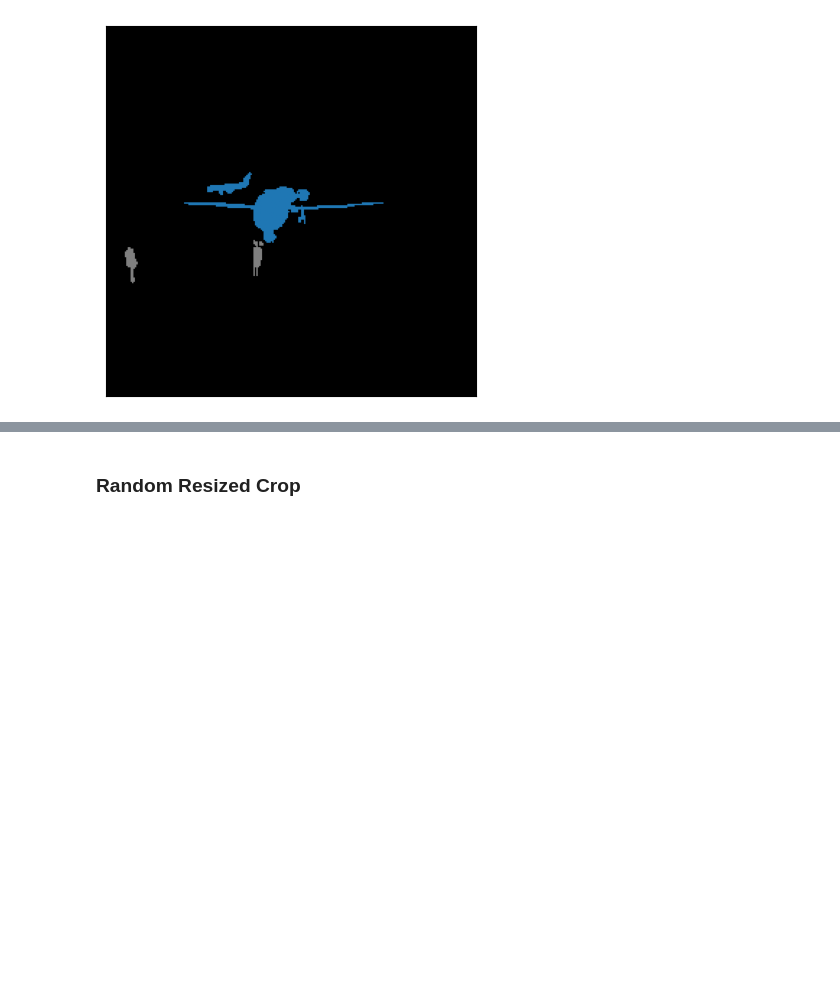
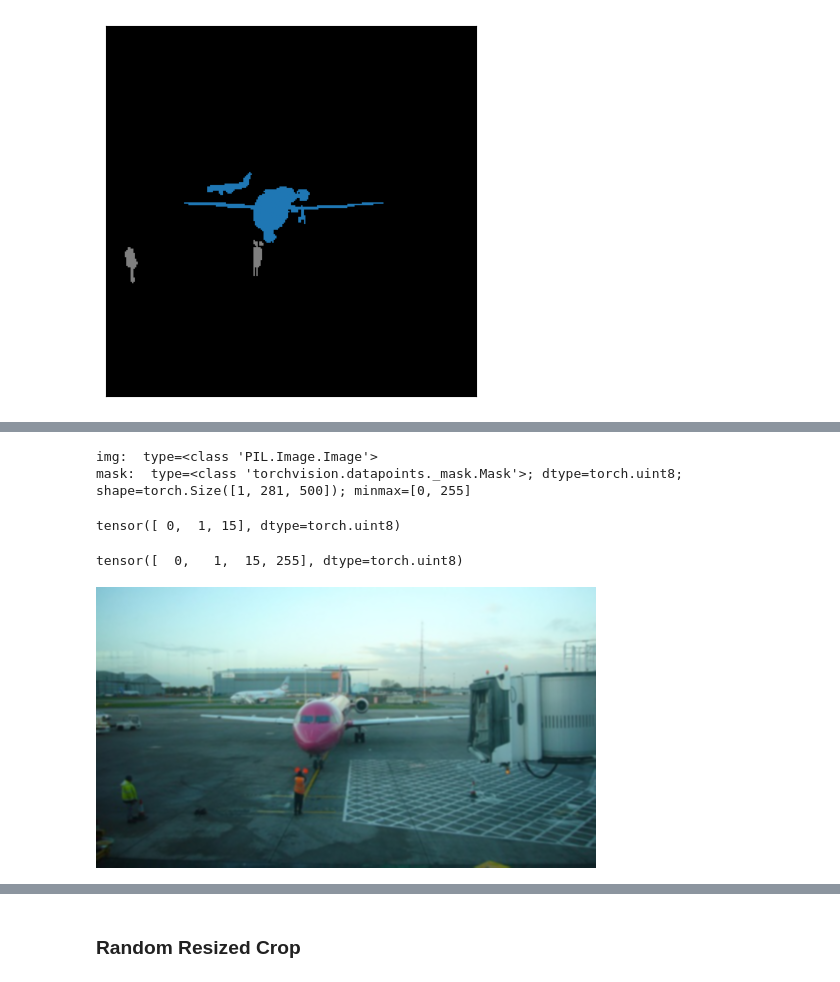
Before and after one commit to akors/dogunet, a Jupyter notebook: nb/bootstrap-augmentations.ipynb, the cells around one changed output, grey strips where cells are left out. Cells and saved outputs as stored; diff of their text form; code cells hidden in the pictures; blank space fills up the shorter version.

Commit message:
transforms: add gaussian blur at augmentation level 2

```diff
--- a/nb/bootstrap-augmentations.ipynb
+++ b/nb/bootstrap-augmentations.ipynb
@@ -159,0 +164,21 @@ visualize.imshow_tensor(visualize.classmask_to_colormask(mask)[0,:])
+# %%
+img = F.gaussian_blur(ds_train_v2[0][0], kernel_size=[5, 5], sigma=1)
+mask = F.gaussian_blur(ds_train_v2[0][1], kernel_size=[5, 5], sigma=1)
+# %%
+print("img: ", tensorinfo(img))
+print("mask: ", tensorinfo(mask))
+# %% [output]
+img:  type=<class 'PIL.Image.Image'>
+mask:  type=<class 'torchvision.datapoints._mask.Mask'>; dtype=torch.uint8; shape=torch.Size([1, 281, 500]); minmax=[0, 255]
+# %%
+input_sample[1].unique()
+# %% [output]
+tensor([ 0,  1, 15], dtype=torch.uint8)
+# %%
+mask.unique()
+# %% [output]
+tensor([  0,   1,  15, 255], dtype=torch.uint8)
+# %%
+img
+# %% [output]
+[figure, added]
```
Also changed, not shown: parts of 21 cells of this notebook, 1 other file.
